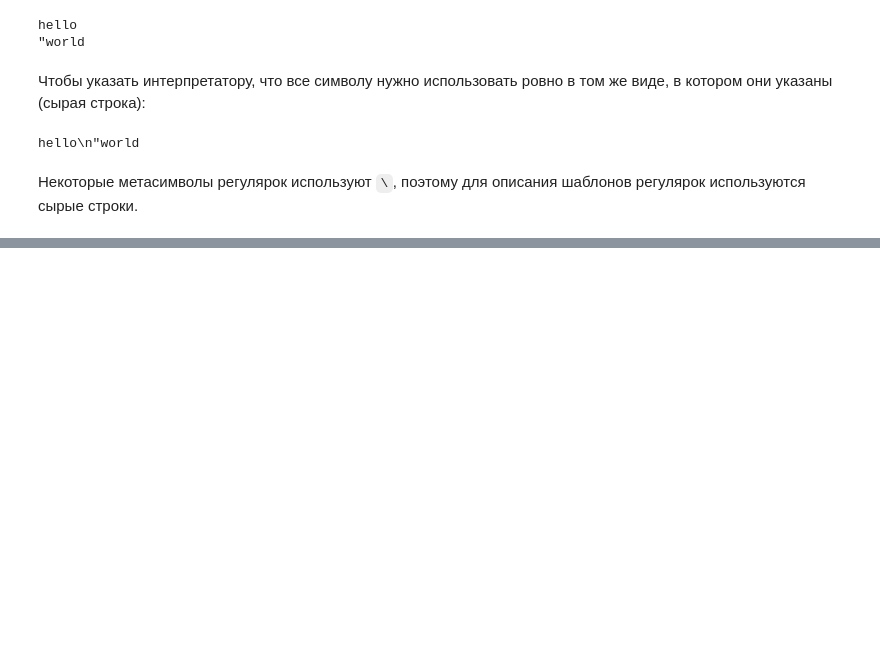
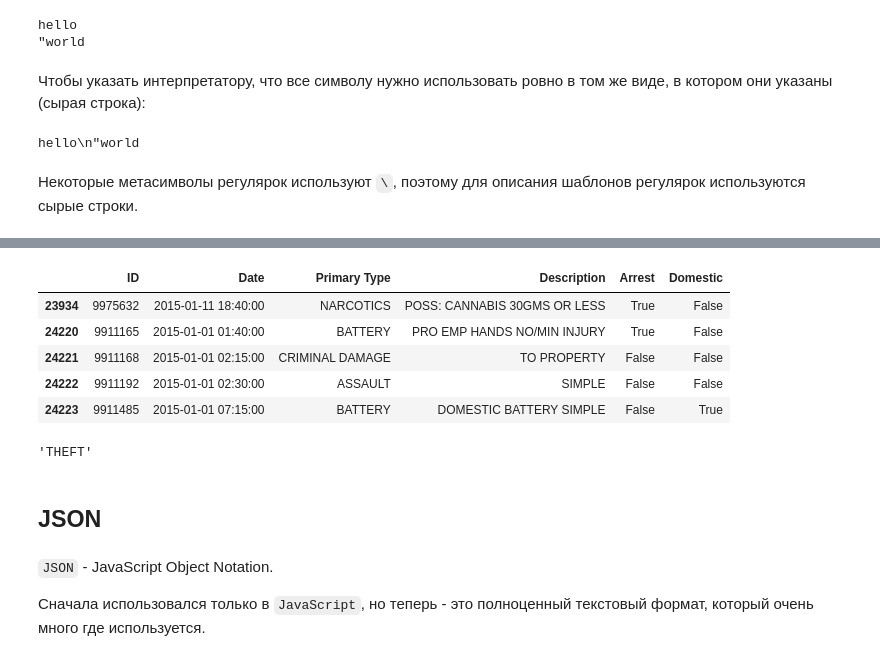
Before and after one commit to br-eina/notebooks, a Jupyter notebook: stepik/python/3. Python application - text analysis.ipynb, the cells around one changed output, grey strips where cells are left out. Drawn from its saved outputs; the diff is of its cells as text; code cells hidden in the pictures; blank space fills up the shorter version.

```diff
--- a/stepik/python/3. Python application - text analysis.ipynb
+++ b/stepik/python/3. Python application - text analysis.ipynb
@@ -364,0 +1430,21 @@ hello\n"world
+# %%
+df_2015 = ref_df.loc[ref_df.Date.dt.year == 2015]
+# %%
+df_2015.head()
+# %% [output]
+|  | ID | Date | Primary Type | Description | Arrest | Domestic |
+| 23934 | 9975632 | 2015-01-11 18:40:00 | NARCOTICS | POSS: CANNABIS 30GMS OR LESS | True | False |
+| 24220 | 9911165 | 2015-01-01 01:40:00 | BATTERY | PRO EMP HANDS NO/MIN INJURY | True | False |
+| 24221 | 9911168 | 2015-01-01 02:15:00 | CRIMINAL DAMAGE | TO PROPERTY | False | False |
+| 24222 | 9911192 | 2015-01-01 02:30:00 | ASSAULT | SIMPLE | False | False |
+| 24223 | 9911485 | 2015-01-01 07:15:00 | BATTERY | DOMESTIC BATTERY SIMPLE | False | True |
+# %%
+df_2015['Primary Type'].value_counts().idxmax()
+# %% [output]
+'THEFT'
+# %% [markdown]
+## JSON
+# %% [markdown]
+`JSON` - JavaScript Object Notation.
+
+Сначала использовался только в `JavaScript`, но теперь - это полноценный текстовый формат, который очень много где используется.
```
Also changed, not shown: parts of 205 cells of this notebook, 16 other files.
